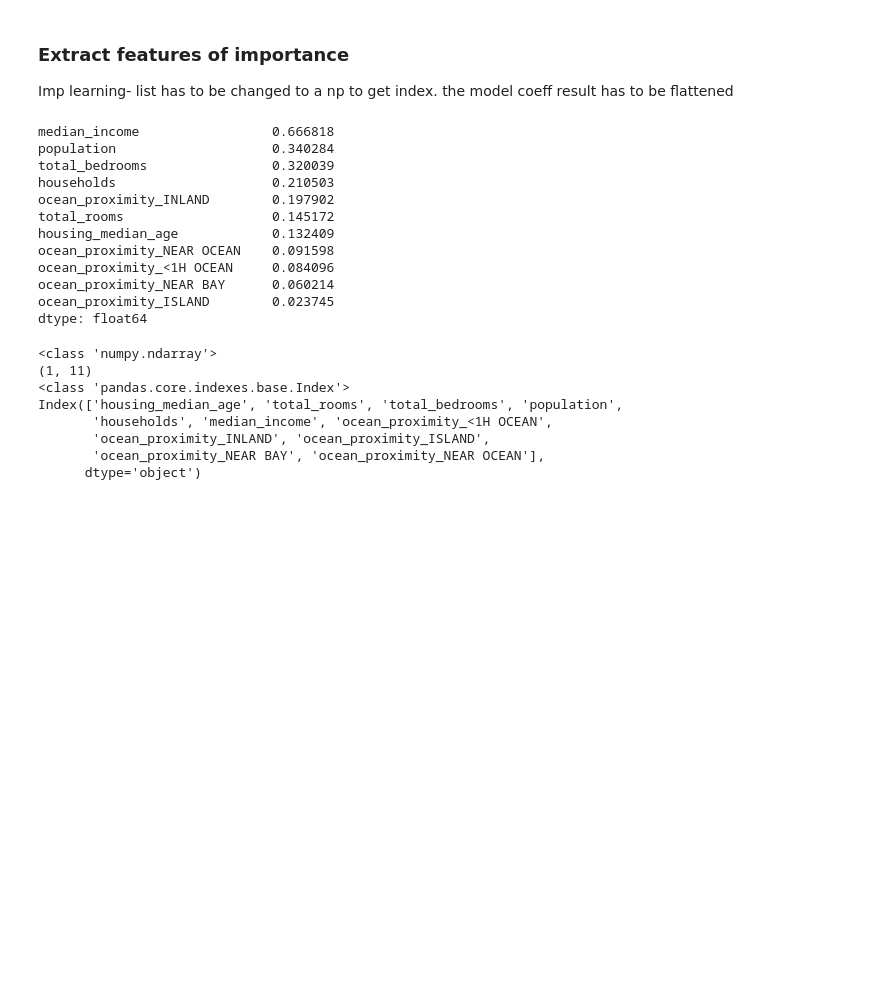
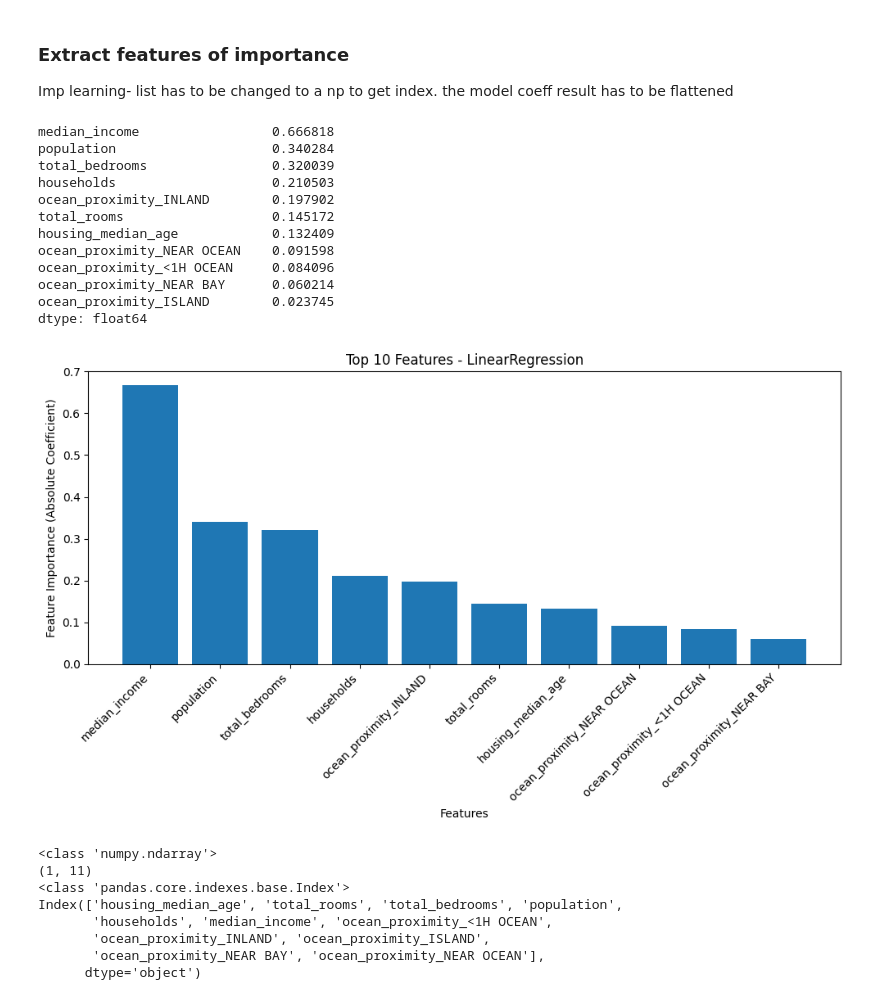
Before and after one commit to rpedram/data-science, a Jupyter notebook: linear_regression_assignment.ipynb, the cells around one changed output. Drawn from its saved outputs; the diff is of its cells as text; code cells hidden in the pictures; blank space fills up the shorter version.

```diff
--- a/linear_regression_assignment.ipynb
+++ b/linear_regression_assignment.ipynb
@@ -551,29 +652,47 @@ Imp learning- list has to be changed to a np to get index. the model coeff resul
 # %%
 import pandas as pd
 
-# Assuming you have a fitted linear model (e.g., 'model') and your features in 'X'
+# using the already fitted linear model with features in 'X'
 feature_names = X.columns
 # Convert feature_names to a NumPy array
 feature_names_array = np.array(feature_names)
 
 # Create the pandas Series
 coefs = pd.Series(model.coef_.flatten(), index=feature_names_array)
 #Coefs is now a iD array with index as feature
 
 print(coefs.abs().sort_values(ascending=False))
+# Select top features (adjust the number as desired)
+top_n = 10
+top_features = coefs.abs().sort_values(ascending=False)[:top_n]
+
+# Create a bar chart
+plt.figure(figsize=(10, 6))
+plt.bar(top_features.index, top_features.values)
+plt.xlabel('Features')
+plt.ylabel('Feature Importance (Absolute Coefficient)')
+
+# Add model name to title
+model_name = model.__class__.__name__
+plt.title(f'Top {top_n} Features - {model_name}')
+
+plt.xticks(rotation=45, ha='right')
+plt.tight_layout()
+plt.show()
 # %% [output]
 median_income                 0.666818
 population                    0.340284
 total_bedrooms                0.320039
 households                    0.210503
 ocean_proximity_INLAND        0.197902
 total_rooms                   0.145172
 housing_median_age            0.132409
 ocean_proximity_NEAR OCEAN    0.091598
 ocean_proximity_<1H OCEAN     0.084096
 ocean_proximity_NEAR BAY      0.060214
 ocean_proximity_ISLAND        0.023745
 dtype: float64
+[figure, added]
 # %%
 print(type(model.coef_))
 print(model.coef_.shape)
```
Also changed, not shown: parts of 8 cells of this notebook.
